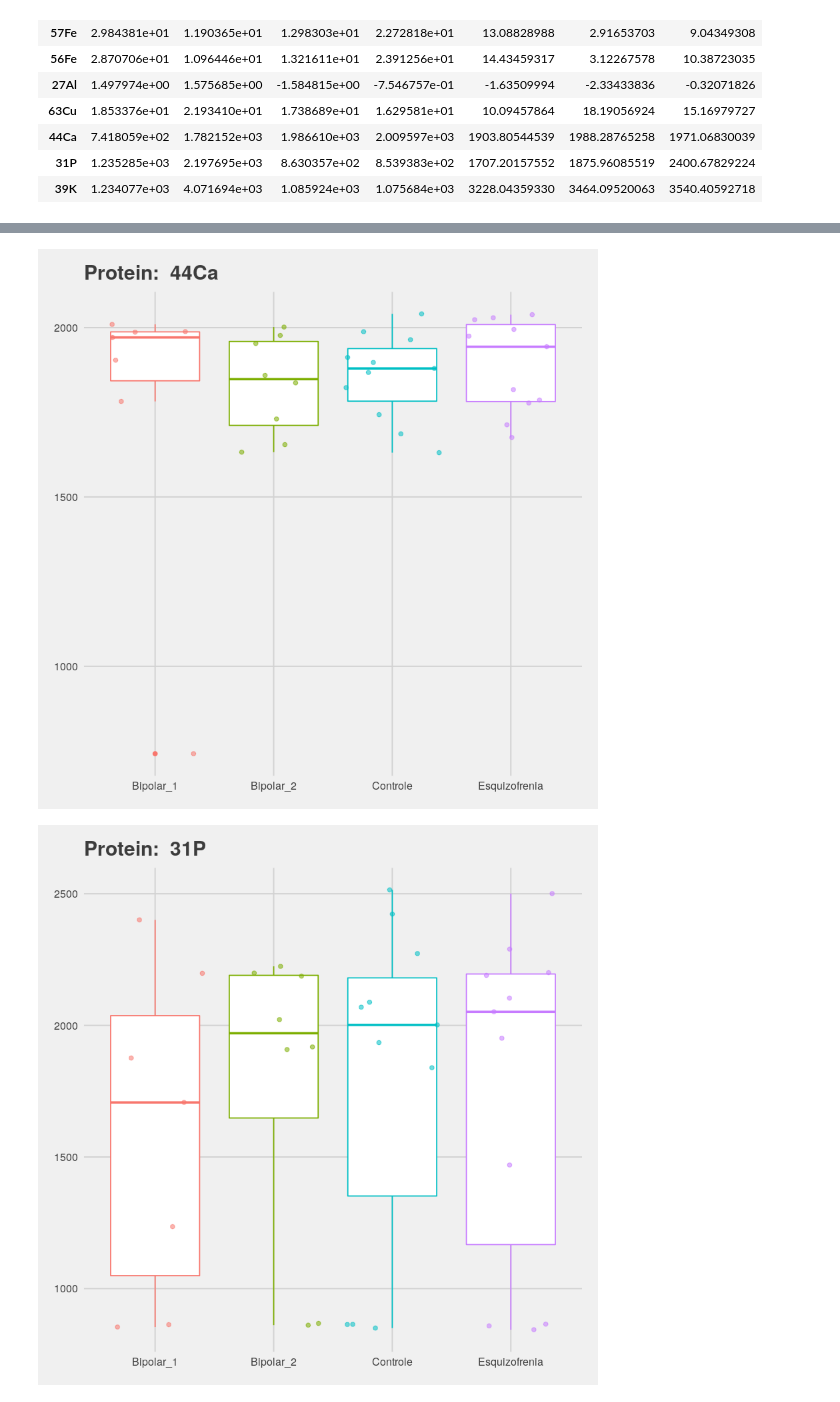
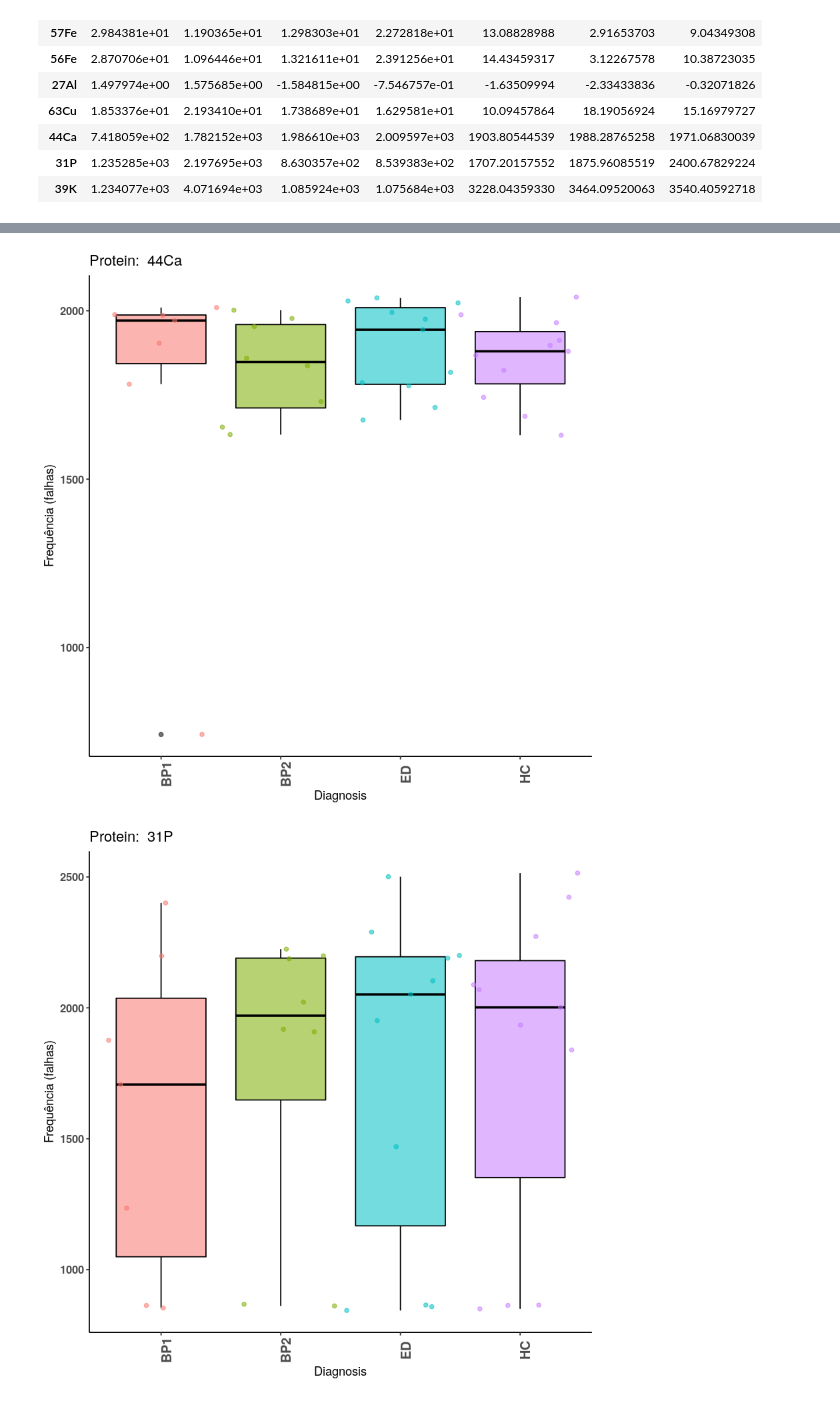
Before and after one commit to fpgdesa/ResultadosElisa, a Jupyter notebook: Resultados.ipynb, the cells around one changed output, grey strips where cells are left out. Cells and saved outputs as stored; diff of their text form; code cells hidden in the pictures.

```diff
--- a/Resultados.ipynb
+++ b/Resultados.ipynb
@@ -178,19 +178,27 @@ esquizo_data
 # %%
 for(i in c(1:length(dados$Label))){
 
-    controle <- controle_data  %>% slice(i) %>% t() %>% as.data.frame() %>%  mutate(label = "Controle")
-    esquizo <- esquizo_data  %>% slice(i) %>% t() %>% as.data.frame() %>% mutate(label = "Esquizofrenia")
-    bipolar1 <- bipolar_data1  %>% slice(i) %>% t() %>% as.data.frame() %>% mutate(label = "Bipolar_1")
-    bipolar2 <- bipolar_data2  %>% slice(i) %>% t() %>% as.data.frame() %>% mutate(label = "Bipolar_2")
+    controle <- controle_data  %>% slice(i) %>% t() %>% as.data.frame() %>%  mutate(label = "HC")
+    esquizo <- esquizo_data  %>% slice(i) %>% t() %>% as.data.frame() %>% mutate(label = "ED")
+    bipolar1 <- bipolar_data1  %>% slice(i) %>% t() %>% as.data.frame() %>% mutate(label = "BP1")
+    bipolar2 <- bipolar_data2  %>% slice(i) %>% t() %>% as.data.frame() %>% mutate(label = "BP2")
     group <- rbind(controle, esquizo, bipolar1,bipolar2) %>% rename(value = V1)
 
-    plot <-  ggplot(data = group, aes(x = label, y = value, color = as.factor(label))) +
-        geom_boxplot() + geom_jitter(aes(alpha = 0.5)) + theme_fivethirtyeight() +
-        labs(title= paste("Protein: ",dados$Label[i])) +
-        xlab("Groups") +
-        ylab("Log2 (Intensity)") +
-        scale_fill_discrete(name = "EXPLANATION") +
-        theme(legend.position = "none")
+    plot <-  ggplot(data = group,
+                    aes(x = label, y = value,alpha = 0.2, colour = as.factor(label))) +
+        geom_boxplot(aes(fill = as.factor(label)),colour = "black") +
+        geom_jitter(width = 0.5) +
+        theme(legend.position = "none")+
+        labs(x= "Diagnosis",y= "Frequência (falhas)",
+        title= paste("Protein: ",dados$Label[i])) +
+        theme(
+        axis.line = element_line(colour = "black"),
+        panel.grid.major = element_blank(),
+        panel.grid.minor = element_blank(),
+        panel.border = element_blank(),
+        panel.background = element_blank(),
+        axis.text.x = element_text(angle = 90, size = 12, face = "bold"),
+        axis.text.y = element_text(size = 10,face = "bold"))
 
         print(plot)
 }
@@ -208,2 +216,2 @@ for(i in c(1:length(dados$Label))){
-[figure, old version]
+[figure, new version]
-[figure, old version]
+[figure, new version]
```
Also changed, not shown: parts of 1 cell of this notebook.
